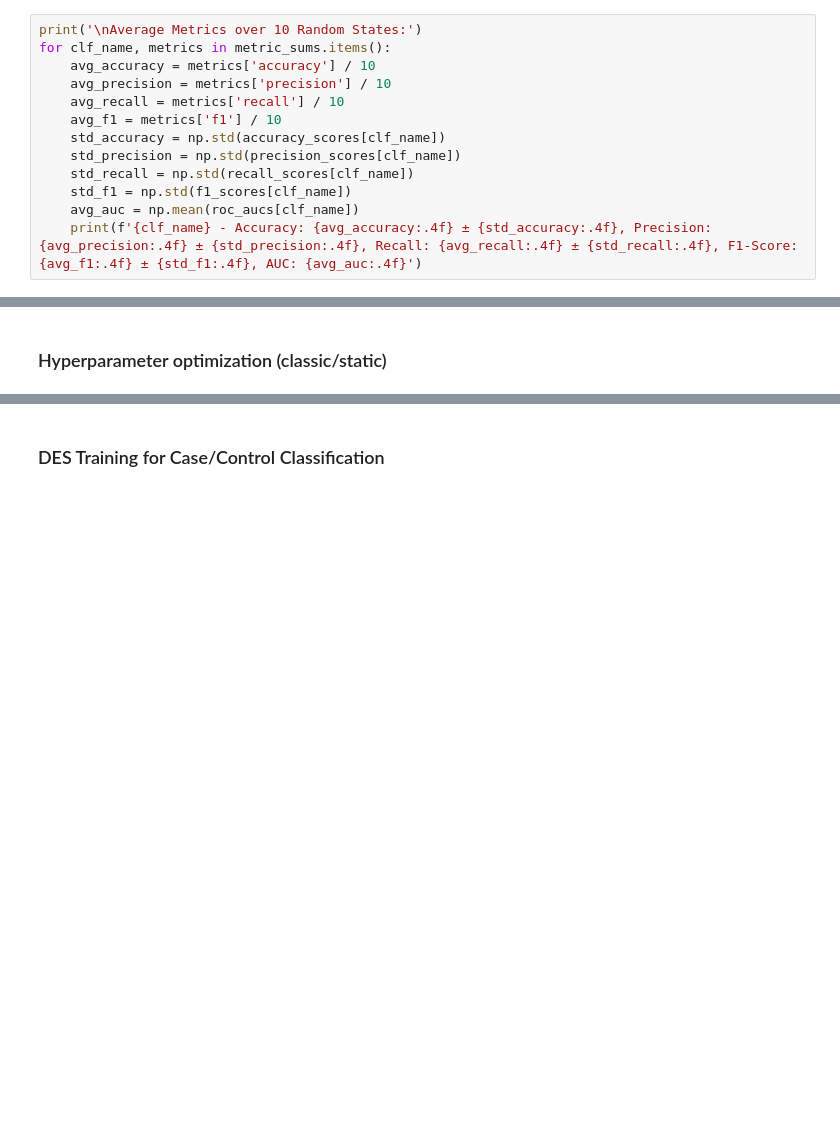
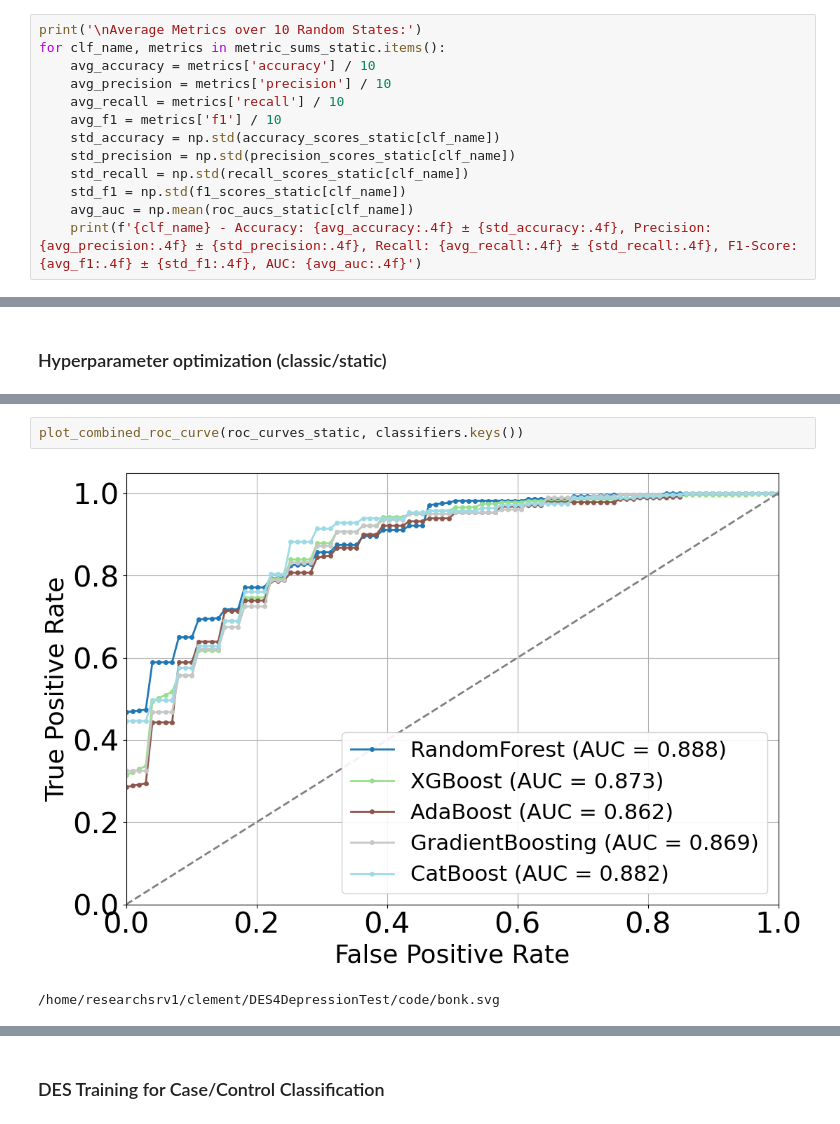
Before and after one commit to InfoLab-SKKU/Explainable-Ensemble-Hypoglycemia, a Jupyter notebook: code/detectionLayer (1).ipynb, the cells around one changed output, grey strips where cells are left out. Saved outputs shown, nothing was run; the diff lists cells and outputs as text; blank space fills up the shorter version.

```diff
--- a/code/detectionLayer (1).ipynb
+++ b/code/detectionLayer (1).ipynb
@@ -916,16 +915,16 @@ RF - Accuracy: 0.7321, Precision: 0.7348, Recall: 0.7321, F1-Score: 0.7314
 Only run after one of the training methods above are done
 # %%
 print('\nAverage Metrics over 10 Random States:')
-for clf_name, metrics in metric_sums.items():
+for clf_name, metrics in metric_sums_static.items():
     avg_accuracy = metrics['accuracy'] / 10
     avg_precision = metrics['precision'] / 10
     avg_recall = metrics['recall'] / 10
     avg_f1 = metrics['f1'] / 10
-    std_accuracy = np.std(accuracy_scores[clf_name])
-    std_precision = np.std(precision_scores[clf_name])
-    std_recall = np.std(recall_scores[clf_name])
-    std_f1 = np.std(f1_scores[clf_name])
-    avg_auc = np.mean(roc_aucs[clf_name])
+    std_accuracy = np.std(accuracy_scores_static[clf_name])
+    std_precision = np.std(precision_scores_static[clf_name])
+    std_recall = np.std(recall_scores_static[clf_name])
+    std_f1 = np.std(f1_scores_static[clf_name])
+    avg_auc = np.mean(roc_aucs_static[clf_name])
     print(f'{clf_name} - Accuracy: {avg_accuracy:.4f} ± {std_accuracy:.4f}, Precision: {avg_precision:.4f} ± {std_precision:.4f}, Recall: {avg_recall:.4f} ± {std_recall:.4f}, F1-Score: {avg_f1:.4f} ± {std_f1:.4f}, AUC: {avg_auc:.4f}')
 # %% [output]
 Average Metrics over 10 Random States:
@@ -1173 +1176,6 @@ Accuracy: 0.7679, Precision: 0.7767, Recall: 0.7679, F1-Score: 0.7660, AUC: 0.85
+# %%
+plot_combined_roc_curve(roc_curves_static, classifiers.keys())
+# %% [output]
+[figure, added]
+/home/researchsrv1/clement/DES4DepressionTest/code/bonk.svg
 # %%
```
Also changed, not shown: parts of 24 cells of this notebook, 5 other files.
